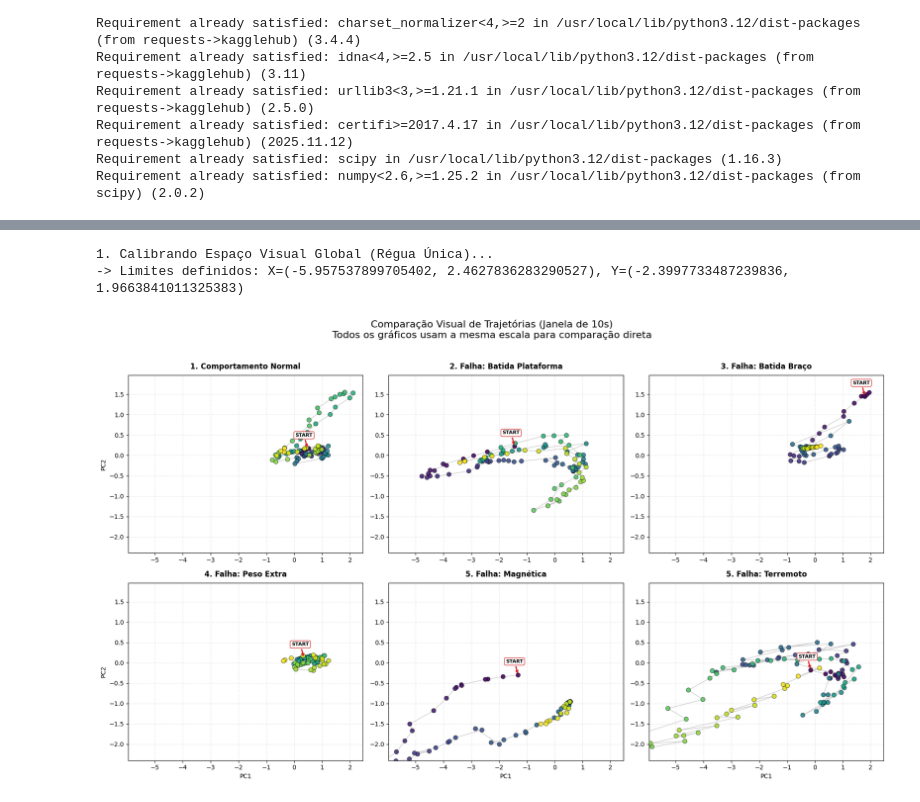
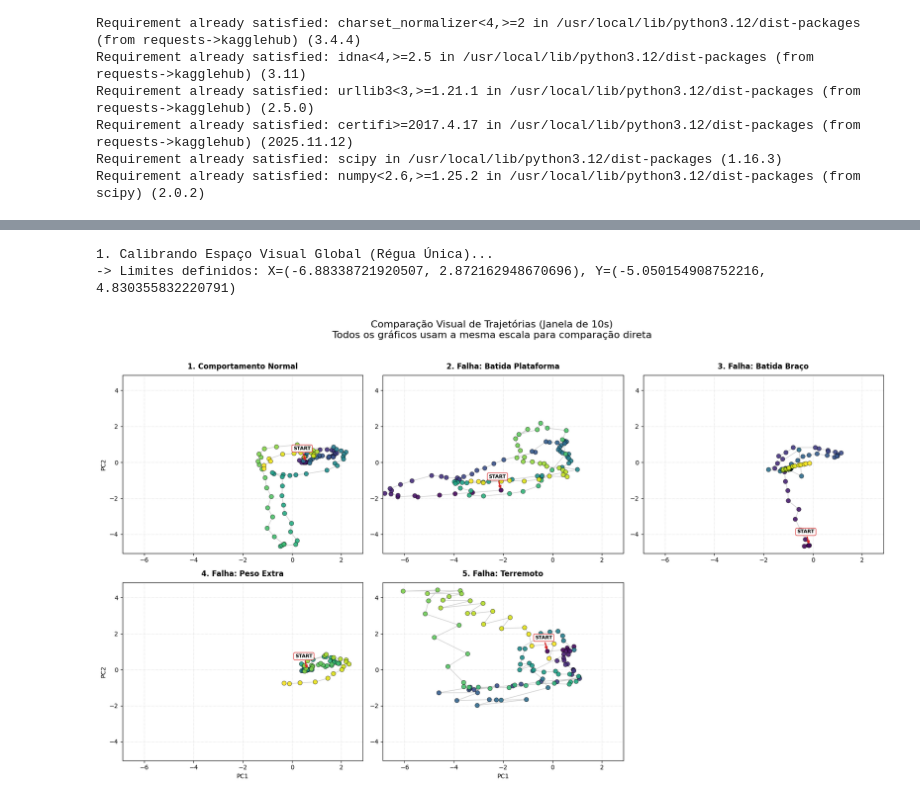
Before and after one commit to AndreFGard/anomaly-detection, a Jupyter notebook: EDA_bi_mult.ipynb, the cells around one changed output, grey strips where cells are left out. Saved outputs shown, nothing was run; the diff lists cells and outputs as text; code cells hidden in the pictures.

```diff
--- a/EDA_bi_mult.ipynb
+++ b/EDA_bi_mult.ipynb
@@ -454,10 +433,7 @@ def visualizar_trajetorias_comparativas_regua_fixa(df_normal, df_falha, sensores
     Gera um painel comparando o comportamento Normal com os 4 tipos de falha.
     Usa UMA RÉGUA VISUAL FIXA (limites X e Y iguais) para comparação justa.
     """
-    import matplotlib.pyplot as plt
-    import seaborn as sns
-    import numpy as np
-    import pandas as pd
+
     from sklearn.decomposition import PCA
     from sklearn.preprocessing import StandardScaler
 
@@ -499,7 +475,6 @@ def visualizar_trajetorias_comparativas_regua_fixa(df_normal, df_falha, sensores
         ("2. Falha: Batida Plataforma", df_falha, 'IMU_hitting_platform.csv'),
         ("3. Falha: Batida Braço", df_falha, 'IMU_hitting_arm.csv'),
         ("4. Falha: Peso Extra", df_falha, 'IMU_extra_weigth.csv'),
-        ("5. Falha: Magnética", df_falha, 'IMU_magnet.csv'),
         ("5. Falha: Terremoto", df_falha, 'IMU_earthquake.csv')
     ]
 
@@ -554,35 +529,35 @@ def visualizar_trajetorias_comparativas_regua_fixa(df_normal, df_falha, sensores
             # Seta de Início
             ax.annotate('START', xy=(traj.iloc[0]['PC1'], traj.iloc[0]['PC2']),
                         xytext=(-20, 20), textcoords='offset points',
                         arrowprops=dict(arrowstyle="->", lw=2, color='#d62728'),
                         fontsize=8, fontweight='bold', bbox=dict(boxstyle="round,pad=0.3", fc="white", ec="#d62728", alpha=0.9))
 
         # --- APLICANDO A RÉGUA FIXA ---
         ax.set_xlim(xlim_global)
         ax.set_ylim(ylim_global)
 
         ax.set_title(titulo, fontsize=12, fontweight='bold', pad=10)
         ax.grid(True, linestyle=':', alpha=0.5)
 
         # Só coloca labels nos gráficos da borda esquerda/inferior para limpar o visual
         if i in [0, 3]: ax.set_ylabel("PC2")
         if i in [3, 4, 5]: ax.set_xlabel("PC1")
 
     # Desliga o último gráfico se sobrar (grid tem 6 espaços, usamos 5)
     if len(cenarios) < 6:
         lista_ax[-1].axis('off')
 
     plt.suptitle(f"Comparação Visual de Trajetórias (Janela de {janela_segundos}s)\nTodos os gráficos usam a mesma escala para comparação direta", fontsize=16, y=0.96)
     plt.tight_layout(rect=[0, 0, 1, 0.94])
     plt.show()
 
 # EXECUÇÃO
 # Certifique-se de que 'sensores' contém a lista correta (ex: ['accX', 'accY'...])
 visualizar_trajetorias_comparativas_regua_fixa(df, faultydf, sensores, janela_segundos=10)
 # %% [output]
 1. Calibrando Espaço Visual Global (Régua Única)...
--> Limites definidos: X=(-5.957537899705402, 2.4627836283290527), Y=(-2.3997733487239836, 1.9663841011325383)
+-> Limites definidos: X=(-6.88338721920507, 2.872162948670696), Y=(-5.050154908752216, 4.830355832220791)
-[figure, old version]
+[figure, new version]
 # %%
 # ==============================================================================
 # VARIÁVEIS DERIVADAS E ANÁLISE DE GRUPOS
```
Also changed, not shown: parts of 8 cells of this notebook.
